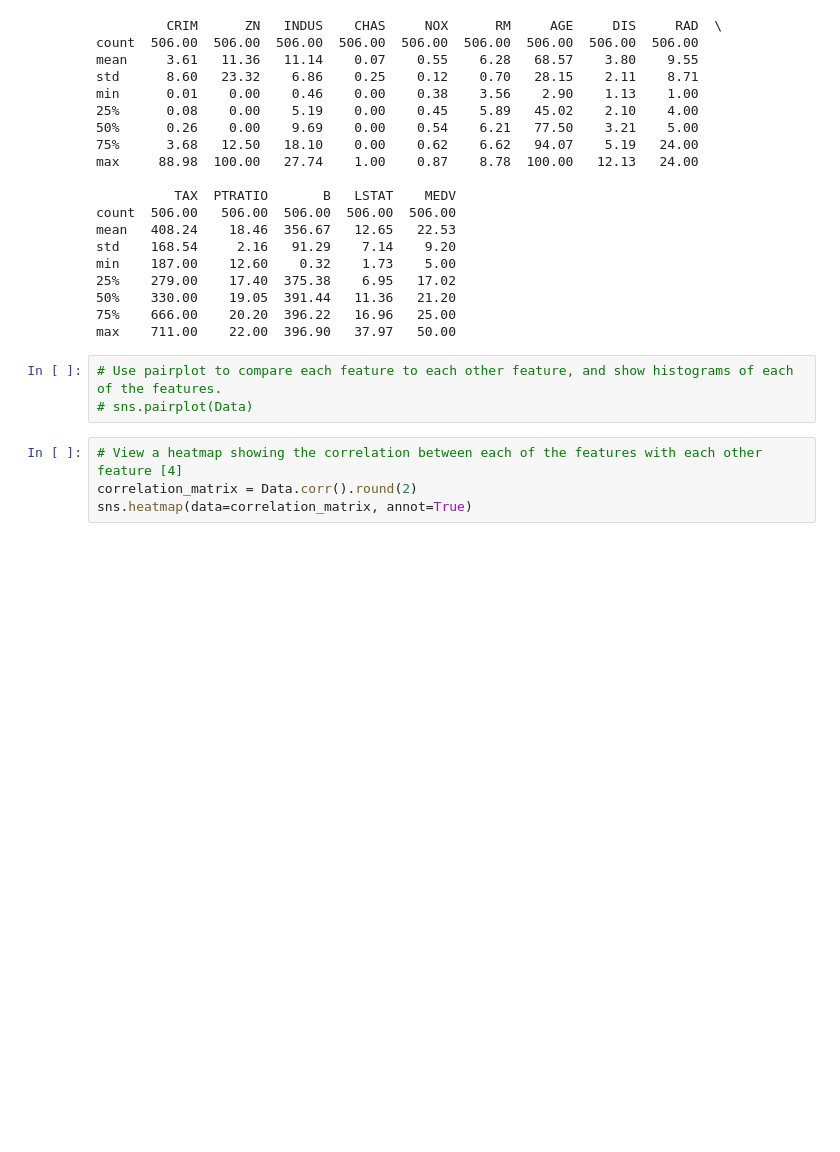
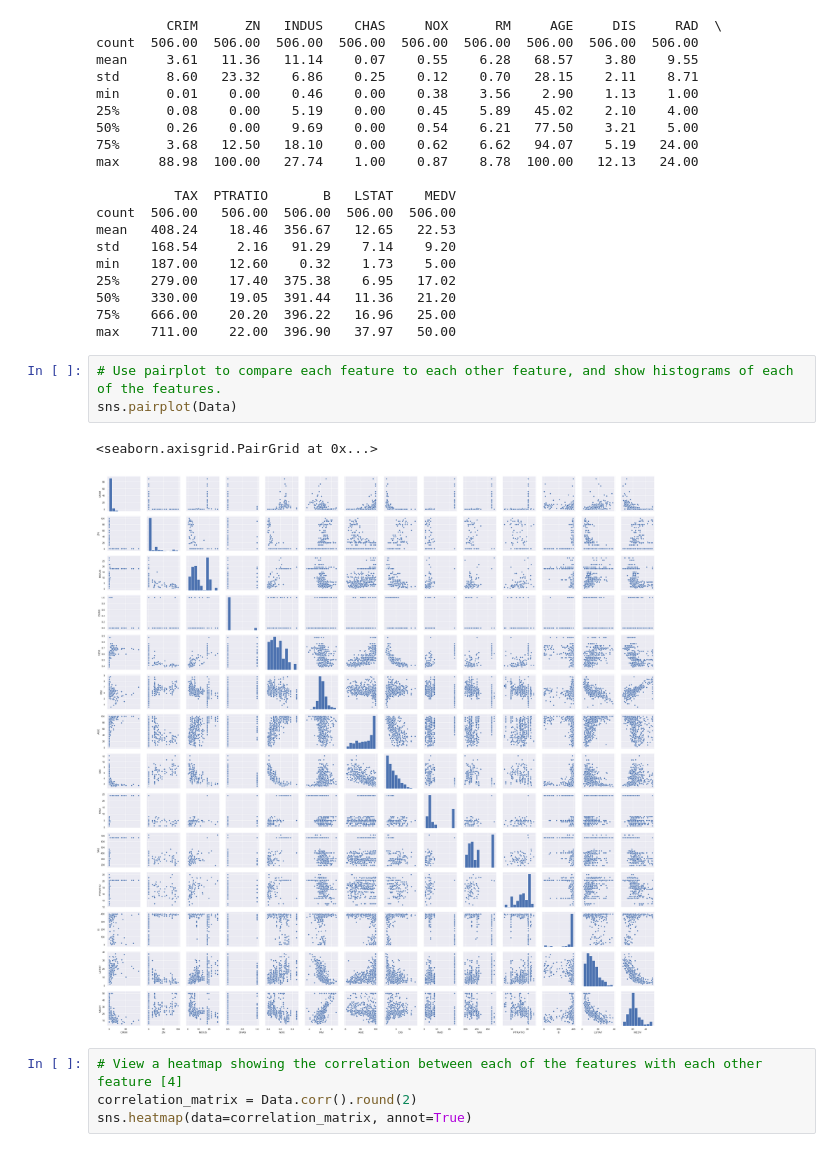
Before and after one commit to grace-burke/Machine-Learning-2019, a Jupyter notebook: BostonDataset.ipynb, the cells around one changed output. Cells and saved outputs as stored; diff of their text form; blank space fills up the shorter version.

```diff
--- a/BostonDataset.ipynb
+++ b/BostonDataset.ipynb
@@ -153,7 +153,10 @@ min    187.00    12.60    0.32    1.73    5.00
 max    711.00    22.00  396.90   37.97   50.00
 # %%
 # Use pairplot to compare each feature to each other feature, and show histograms of each of the features.
-# sns.pairplot(Data)
+sns.pairplot(Data)
+# %% [output]
+<seaborn.axisgrid.PairGrid at 0x...>
+[figure, added]
 # %%
 # View a heatmap showing the correlation between each of the features with each other feature [4]
 correlation_matrix = Data.corr().round(2)
```
Also changed, not shown: parts of 16 cells of this notebook.
